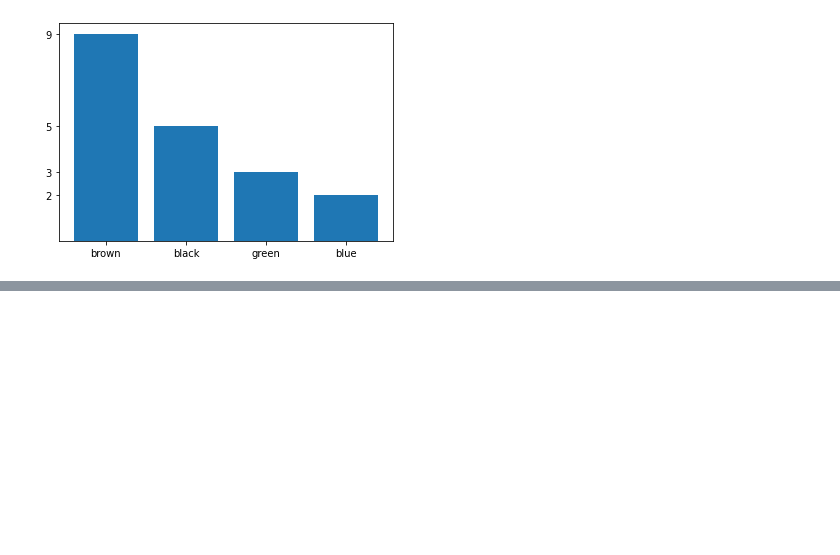
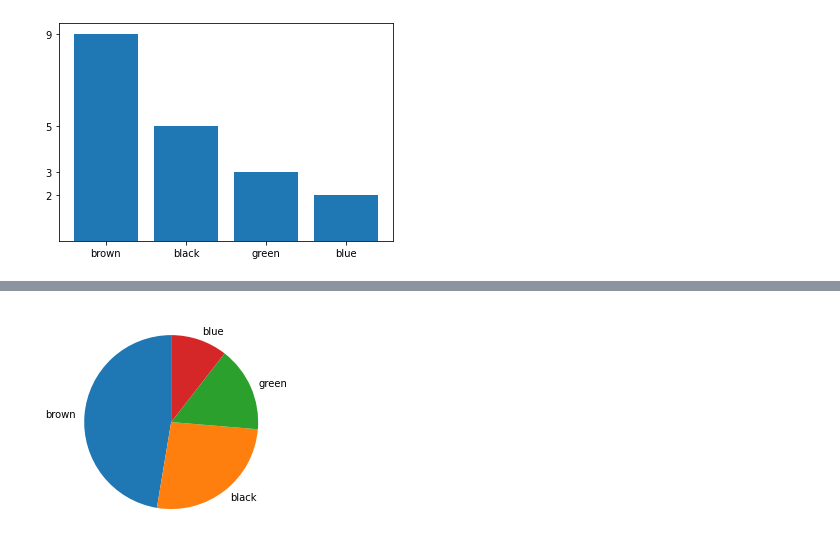
Before and after one commit to iamBehzad/Data_Mining_Statistics_Python, a Jupyter notebook: Plots.ipynb, the cells around one changed output, grey strips where cells are left out. Cells and saved outputs as stored; diff of their text form; code cells hidden in the pictures; blank space fills up the shorter version.

```diff
--- a/Plots.ipynb
+++ b/Plots.ipynb
@@ -209,0 +233,4 @@ plt.yticks(a.values)
+# %%
+plt.pie(a , labels = b , startangle = 90);
+# %% [output]
+[figure, added]
```
Also changed, not shown: parts of 10 cells of this notebook.
